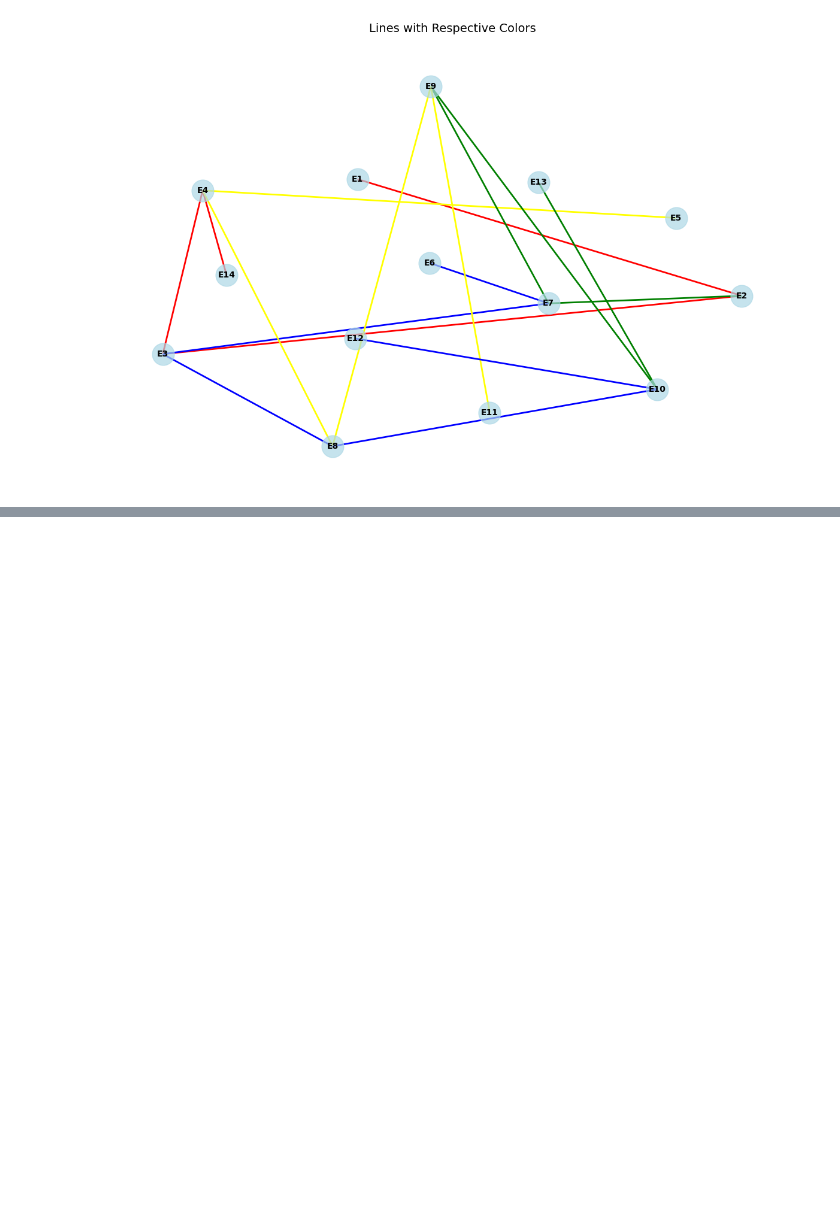
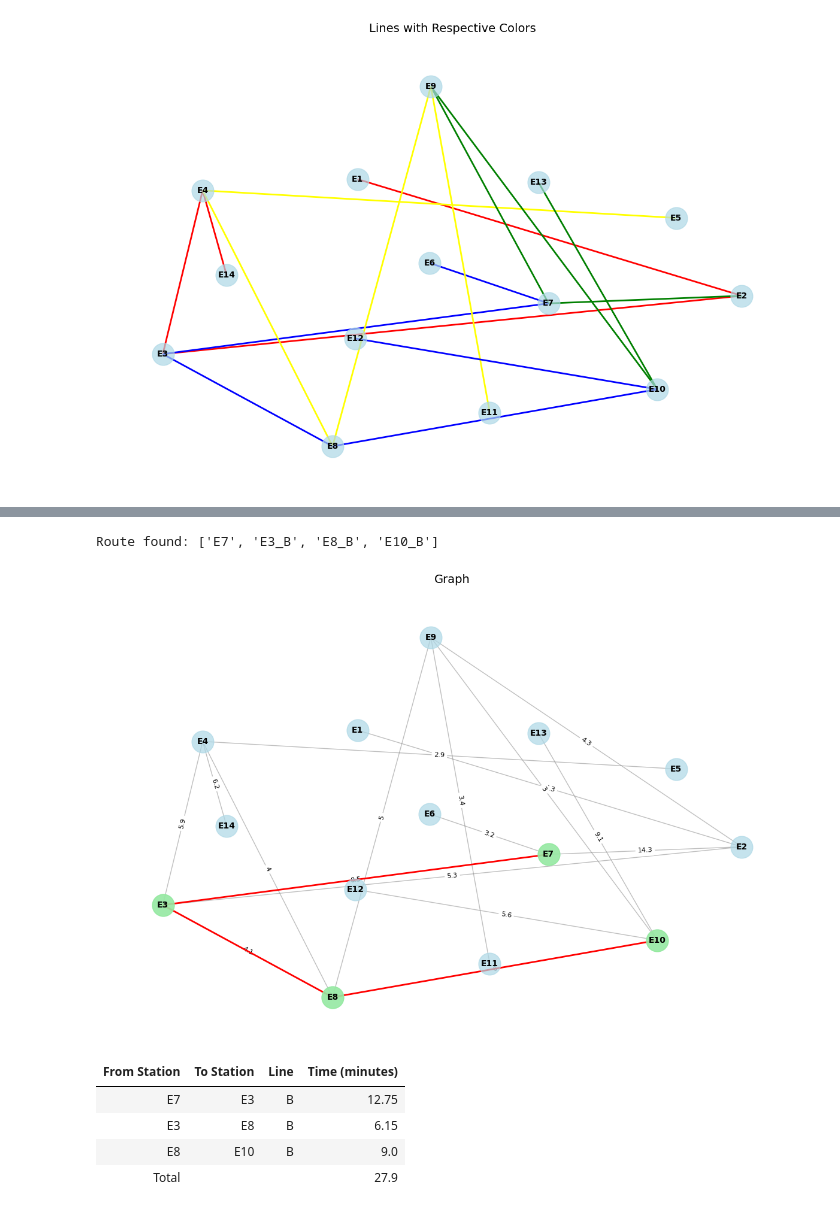
Before and after one commit to scadete/a-star, a Jupyter notebook: examples/astar_metro_routing.ipynb, the cells around one changed output, grey strips where cells are left out. Saved outputs shown, nothing was run; the diff lists cells and outputs as text; code cells hidden in the pictures; blank space fills up the shorter version.

Commit message:
refactors search problem for better explainability and parametrization

```diff
--- a/examples/best-route.ipynb
+++ b/examples/astar_metro_routing.ipynb
@@ -173,0 +101,9 @@ class RoutingProblem(SearchProblem):
+# %%
+def get_station_from_state(state: str) -> str:
+    """Extracts station from compound state."""
+    return state.split('_')[0]
+
+def get_line_from_state(state: str) -> str:
+    """Extracts line from compound state."""
+    parts = state.split('_')
+    return parts[1] if len(parts) > 1 else None
@@ -173,0 +128,11 @@ class RoutingProblem(SearchProblem):
+# %%
+def heuristic_fn(state: str, goal_state: str, heuristics: Dict, line_config: Dict) -> float:
+    """Estimate minimum travel time to goal."""
+
+    if state not in heuristics or goal_state not in heuristics[state]:
+        return 0.0
+
+    distance = heuristics[state][goal_state]
+    max_speed = max(config['speed'] for config in line_config.values())
+
+    return distance / max_speed
@@ -234,0 +189,40 @@ Total time: 9.6
+# %%
+from IPython.display import display, HTML
+
+pathfinder = AStar(problem=routing)
+route = pathfinder.search(start='E7', goal='E10')
+
+# Plot the route (extracting just stations for plotting)
+if route:
+    print(f"Route found: {route}")
+    station_route = [get_station_from_state(state) for state in route]
+    plot_graph(distance_graph, path=station_route, pos=fixed_pos)
+
+
+    # Create a PrettyTable instance
+    table = PrettyTable()
+    table.field_names = ["From Station", "To Station", "Line","Time (minutes)"]
+
+    # Add rows to the table
+    total_time = 0
+    for step in routing.get_path_details(route):
+        time = round(step['cost'] * 60, 2)
+        total_time += time
+        table.add_row([get_station_from_state(step['from_state']),
+            get_station_from_state(step['to_state']),
+            get_line_from_state(step['to_state']),
+            time])
+
+    # Add total time row
+    table.add_row(["Total", "", "", f"{total_time:.1f}"])
+
+    # Print the table
+    display(HTML(table.get_html_string()))
+# %% [output]
+Route found: ['E7', 'E3_B', 'E8_B', 'E10_B']
+[figure, added]
+| From Station | To Station | Line | Time (minutes) |
+| E7 | E3 | B | 12.75 |
+| E3 | E8 | B | 6.15 |
+| E8 | E10 | B | 9.0 |
+| Total |  |  | 27.9 |
```
Also changed, not shown: parts of 12 cells of this notebook, 2 other files.
